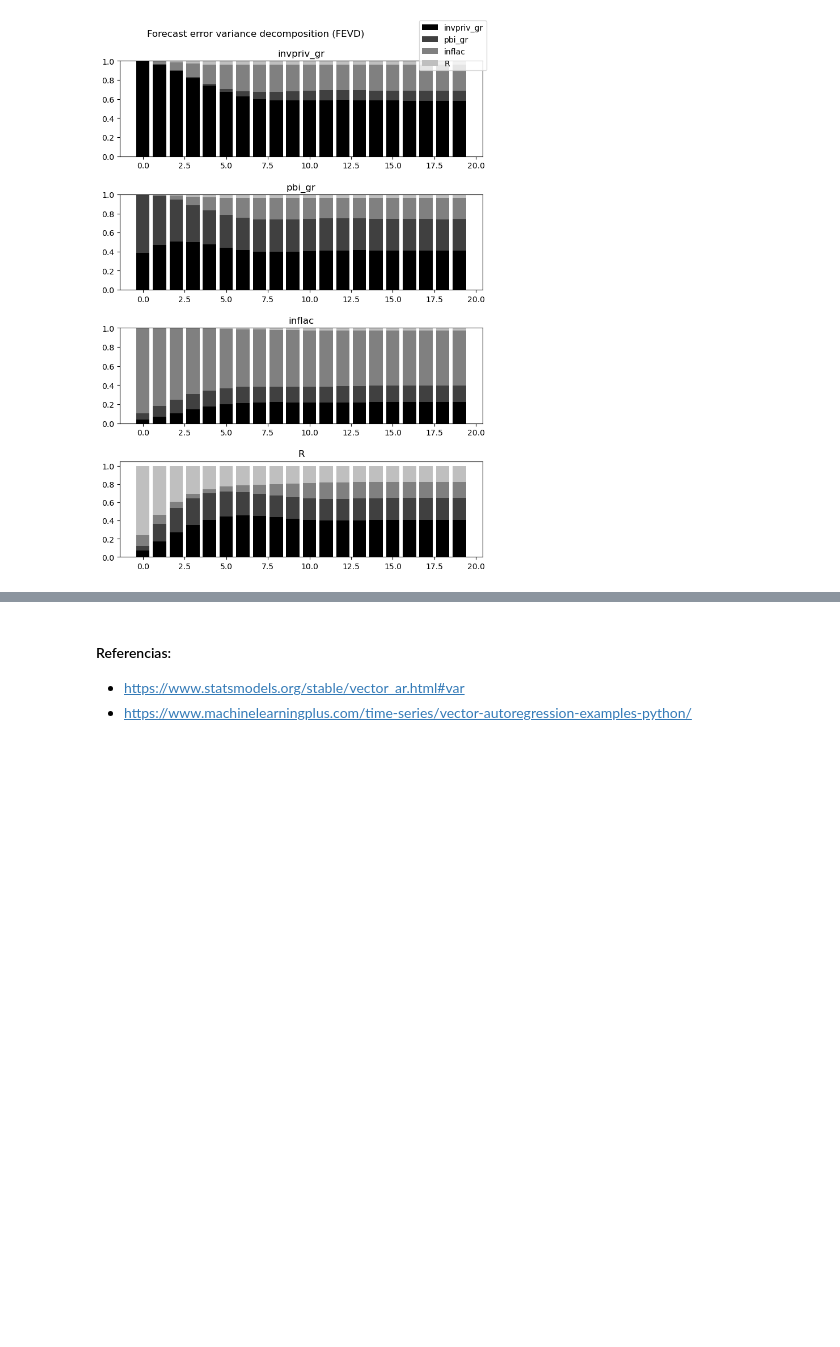
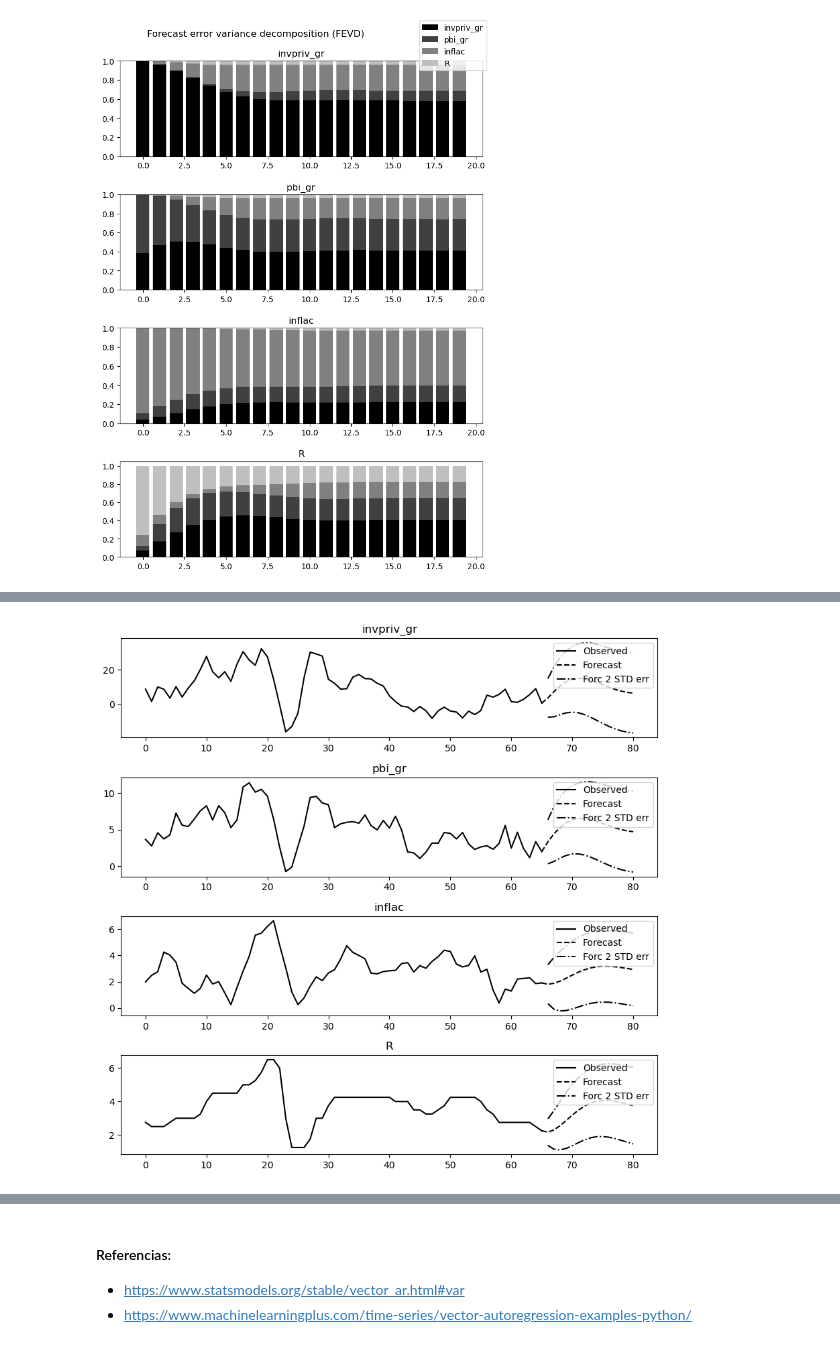
Before and after one commit to mauricioalvaradoo/time_series, a Jupyter notebook: 4 Multivariate.ipynb, the cells around one changed output, grey strips where cells are left out. Drawn from its saved outputs; the diff is of its cells as text; code cells hidden in the pictures; blank space fills up the shorter version.

```diff
--- a/4 Multivariate.ipynb
+++ b/4 Multivariate.ipynb
@@ -198,3 +240,10 @@ plt.show()
+# %%
+model_var.plot_forecast(15, alpha=0.05)
+
+plt.subplots_adjust(left=0.2, right=1, hspace=0.4, wspace=0.2)
+plt.show()
+# %% [output]
+[figure, added]
 # %% [markdown]
 ### SVAR
 Un modelo SVAR es util para realizar analisis de politica. Esta metodologia no se encuentra en su forma reducida, sino en su forma estructural. Por lo tanto, es necesario realizar una identificacion al siguiente modelo:
```
Also changed, not shown: parts of 10 cells of this notebook, 4 other files.
